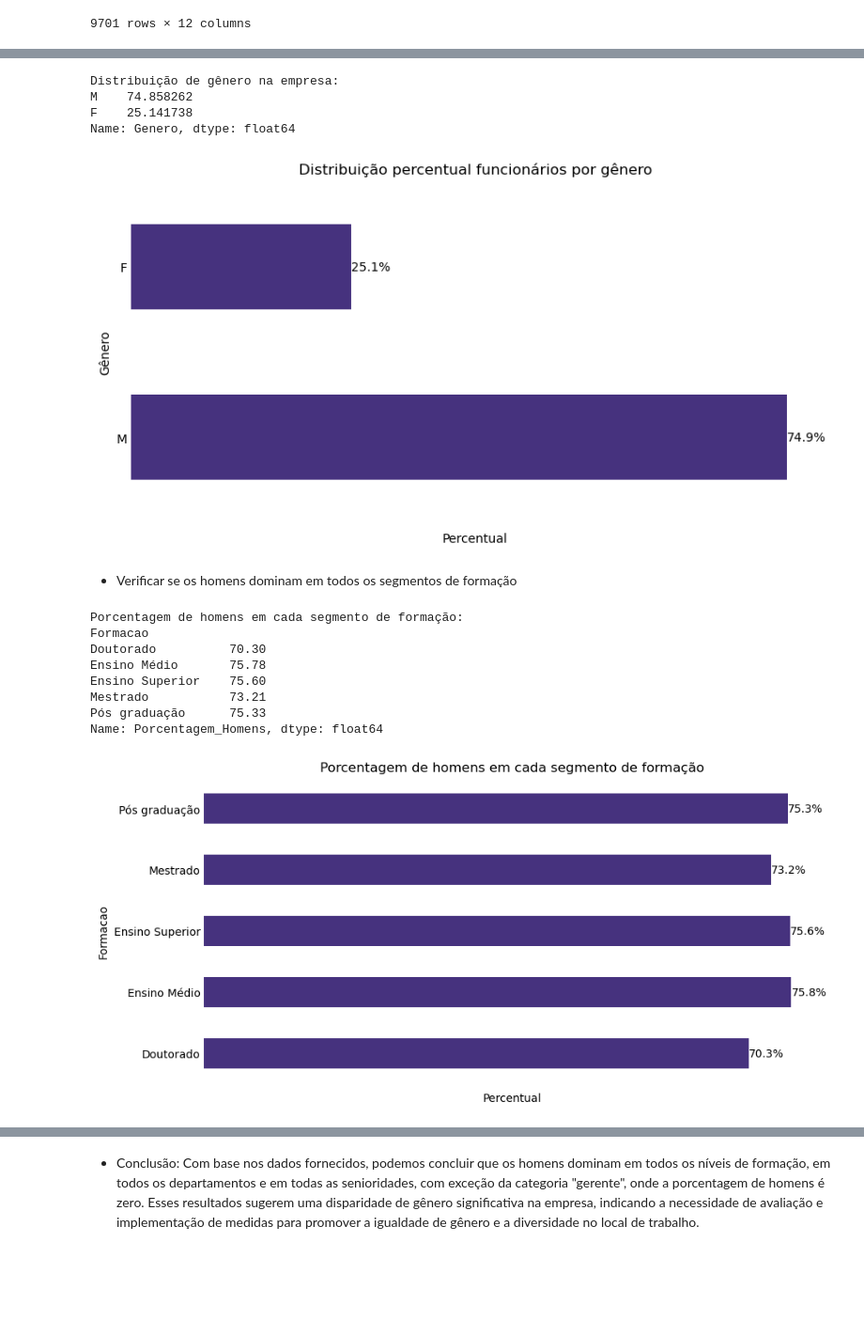
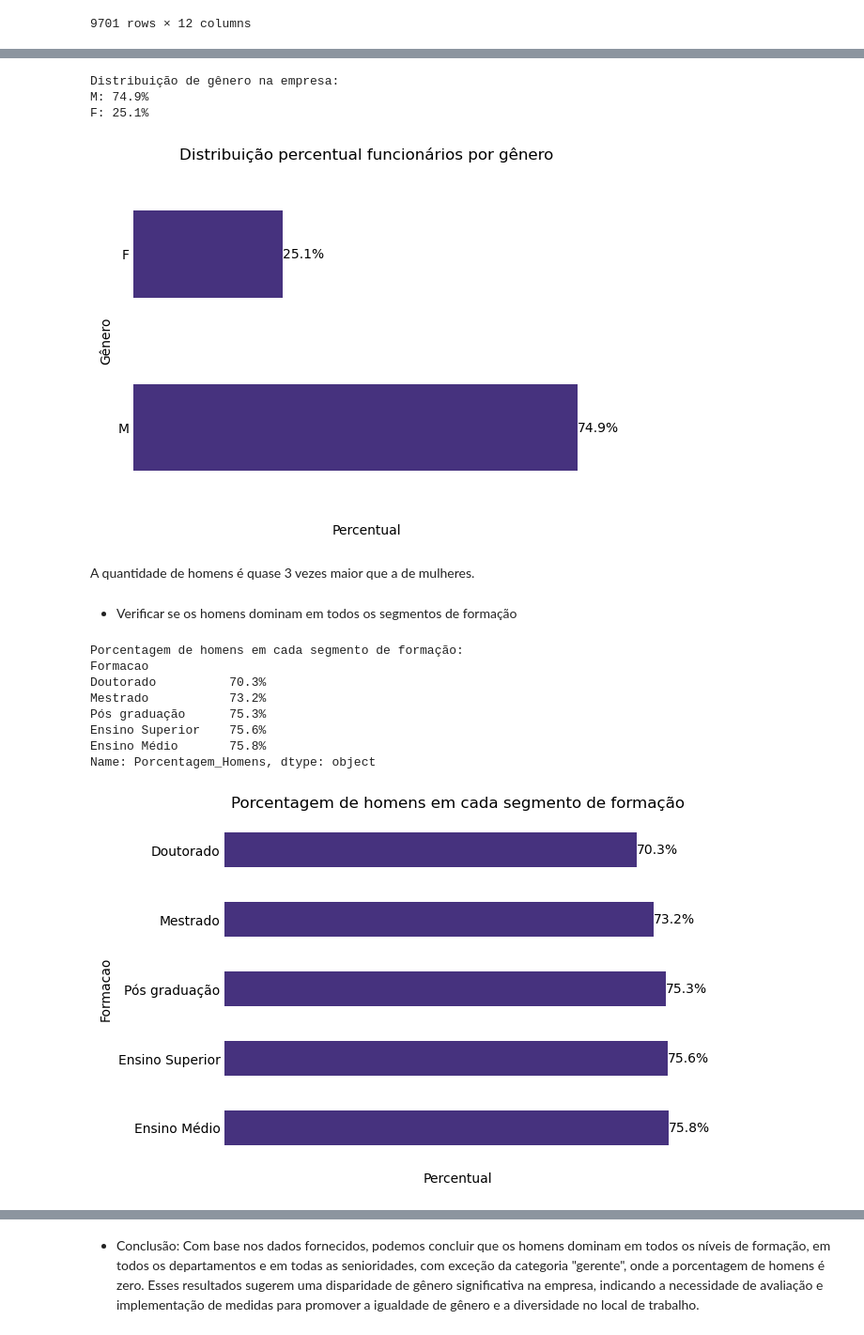
Before and after one commit to pedrolustosab/AdaHack-Dados, a Jupyter notebook: Análise Exploratória.ipynb, the cells around one changed output, grey strips where cells are left out. Shown at 94% size. Cells and saved outputs as stored; diff of their text form; code cells hidden in the pictures; blank space fills up the shorter version.

```diff
--- a/Análise Exploratória.ipynb
+++ b/Análise Exploratória.ipynb
@@ -42,22 +172,16 @@ df
 # %%
-#Calcular a porcentagem de funcionários de cada gênero.
+# Calcular a porcentagem de funcionários de cada gênero
+genero_distribuicao = df['Genero'].value_counts(normalize=True) * 100
 
-genero_distribuicao = df['Genero'].value_counts(normalize=True) * 100
-# Apresentação dos resultados
+# Apresentação dos resultados com uma casa decimal
 print("Distribuição de gênero na empresa:")
-print(genero_distribuicao)
+for genero, percentual in genero_distribuicao.items():
+    print(f"{genero}: {percentual:.1f}%")
 # %% [output]
 Distribuição de gênero na empresa:
-M    74.858262
-F    25.141738
-Name: Genero, dtype: float64
+M: 74.9%
+F: 25.1%
 # %%
-# Definir a paleta de cores Viridian
-sns.set_palette("viridis")
-
-# Criar a figura com o tamanho especificado
-plt.figure(figsize=(10, 5))
-
 # Plotar o gráfico de barras horizontais
 bars = genero_distribuicao.plot(kind='barh')
 
@@ -86,7 +210,9 @@ plt.ylabel('Gênero')
 # Exibir o gráfico
 plt.show()
 # %% [output]
-[figure, old version]
+[figure, new version]
+# %% [markdown]
+A quantidade de homens é quase 3 vezes maior que a de mulheres.
 # %% [markdown]
 - Verificar se os homens dominam em todos os segmentos de formação
 # %%
@@ -96,52 +222,58 @@ segmento_genero = df.groupby(['Formacao', 'Genero']).size().unstack(fill_value=0
 # Calculando a porcentagem de homens em cada segmento de formação
 segmento_genero['Porcentagem_Homens'] = ((segmento_genero['M'] / (segmento_genero['M'] + segmento_genero['F']))* 100).round(2)
 
+
+# Definir a ordem desejada de formação
+ordem_formacao = ['Ensino Médio', 'Ensino Superior', 'Pós graduação', 'Mestrado', 'Doutorado']
+
+# Ordenar o DataFrame pela coluna 'Porcentagem_Homens' em ordem decrescente
+segmento_genero_ordenado = segmento_genero.sort_values(by='Porcentagem_Homens', ascending=True)
+
 print("Porcentagem de homens em cada segmento de formação:")
-print(segmento_genero['Porcentagem_Homens'])
+print(segmento_genero_ordenado['Porcentagem_Homens'].apply(lambda x: f"{x:.1f}%"))
 # %% [output]
 Porcentagem de homens em cada segmento de formação:
 Formacao
-Doutorado          70.30
-Ensino Médio       75.78
-Ensino Superior    75.60
-Mestrado           73.21
-Pós graduação      75.33
-Name: Porcentagem_Homens, dtype: float64
+Doutorado          70.3%
+Mestrado           73.2%
+Pós graduação      75.3%
+Ensino Superior    75.6%
+Ensino Médio       75.8%
+Name: Porcentagem_Homens, dtype: object
 # %%
-# Definir a paleta de cores Viridian
-sns.set_palette("viridis")
+# Definir a ordem desejada de formação
+ordem_formacao = ['Ensino Médio', 'Ensino Superior', 'Pós graduação', 'Mestrado', 'Doutorado']
 
-# Criar a figura com o tamanho especificado
-plt.figure(figsize=(10, 5))
+# Ordenar o DataFrame pela coluna 'Porcentagem_Homens' em ordem decrescente
+segmento_genero_ordenado = segmento_genero.sort_values(by='Porcentagem_Homens', ascending=False)
 
 # Plotar o gráfico de barras horizontais
-bars = segmento_genero['Porcentagem_Homens'].plot(kind='barh')
+bars = segmento_genero_ordenado['Porcentagem_Homens'].plot(kind='barh')
 
 # Adicionar as etiquetas com os valores de porcentagem em cada barra
 for bar in bars.patches:
     # Obter as coordenadas x e y da barra
     x = bar.get_width()
     y = bar.get_y() + bar.get_height() / 2
 
     # Formatar a porcentagem
     label = '{:.1f}%'.format(x)
 
     # Adicionar o texto na barra
     plt.text(x, y, label, ha='left', va='center')
 
-
 plt.box(False) # removendo as bordas
 plt.xticks([])
 plt.tick_params(axis='y', length= 0) # removendo o tick (-) do eixo y
 
 # Adicionar título e rótulos dos eixos
 plt.title('Porcentagem de homens em cada segmento de formação')
 plt.xlabel('Percentual')
 
 # Exibir o gráfico
 plt.show()
 # %% [output]
-[figure, old version]
+[figure, new version]
 # %%
 # Agrupando os dados por departamento e gênero e contando o número de ocorrências
 departamento_genero = df.groupby(['Departamento', 'Genero']).size().unstack(fill_value=0)
```
Also changed, not shown: parts of 21 cells of this notebook.
